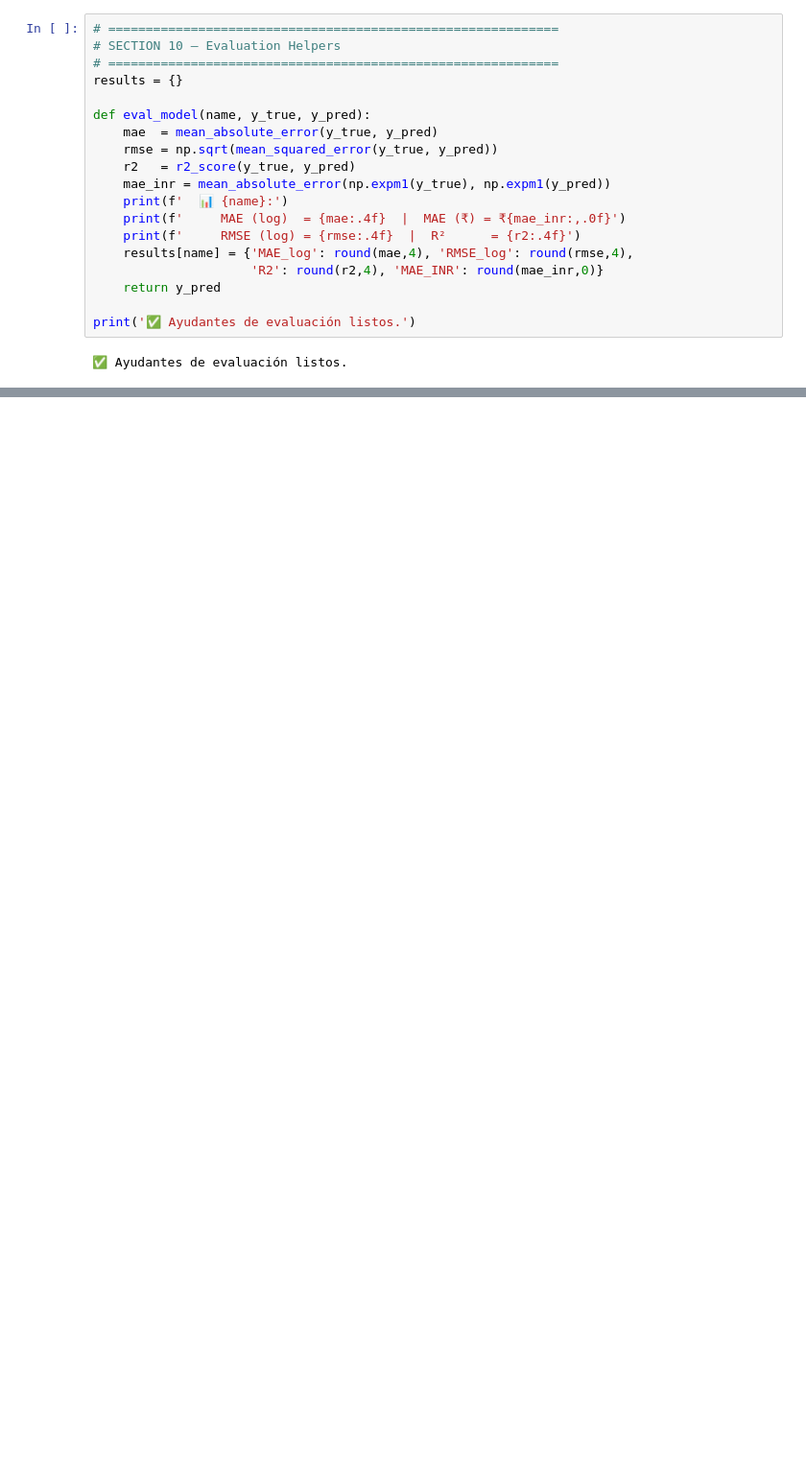
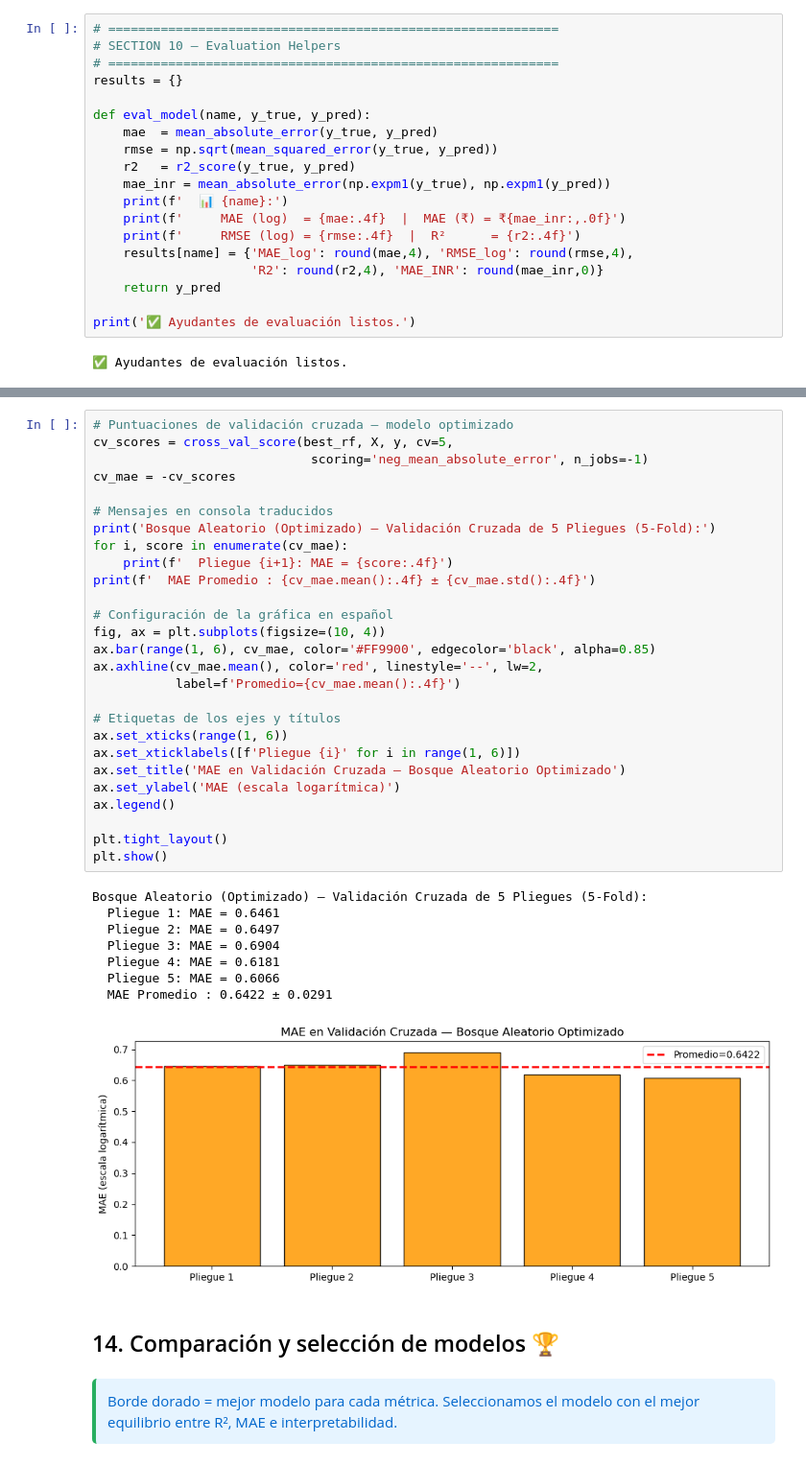
Before and after one commit to Karla-Yulenni/9AIEVND-ADND-Practicas-230284, a Jupyter notebook: Practica04/Practica04_230284.ipynb, the cells around one changed output, grey strips where cells are left out. Shown at 96% size. Drawn from its saved outputs; the diff is of its cells as text; blank space fills up the shorter version.

```diff
--- a/Practica04/Practica04_230284.ipynb
+++ b/Practica04/Practica04_230284.ipynb
@@ -972,0 +1211,43 @@ print('✅ Ayudantes de evaluación listos.')
+# %%
+# Puntuaciones de validación cruzada — modelo optimizado
+cv_scores = cross_val_score(best_rf, X, y, cv=5,
+                             scoring='neg_mean_absolute_error', n_jobs=-1)
+cv_mae = -cv_scores
+
+# Mensajes en consola traducidos
+print('Bosque Aleatorio (Optimizado) — Validación Cruzada de 5 Pliegues (5-Fold):')
+for i, score in enumerate(cv_mae):
+    print(f'  Pliegue {i+1}: MAE = {score:.4f}')
+print(f'  MAE Promedio : {cv_mae.mean():.4f} ± {cv_mae.std():.4f}')
+
+# Configuración de la gráfica en español
+fig, ax = plt.subplots(figsize=(10, 4))
+ax.bar(range(1, 6), cv_mae, color='#FF9900', edgecolor='black', alpha=0.85)
+ax.axhline(cv_mae.mean(), color='red', linestyle='--', lw=2,
+           label=f'Promedio={cv_mae.mean():.4f}')
+
+# Etiquetas de los ejes y títulos
+ax.set_xticks(range(1, 6))
+ax.set_xticklabels([f'Pliegue {i}' for i in range(1, 6)])
+ax.set_title('MAE en Validación Cruzada — Bosque Aleatorio Optimizado')
+ax.set_ylabel('MAE (escala logarítmica)')
+ax.legend()
+
+plt.tight_layout()
+plt.show()
+# %% [output]
+Bosque Aleatorio (Optimizado) — Validación Cruzada de 5 Pliegues (5-Fold):
+  Pliegue 1: MAE = 0.6461
+  Pliegue 2: MAE = 0.6497
+  Pliegue 3: MAE = 0.6904
+  Pliegue 4: MAE = 0.6181
+  Pliegue 5: MAE = 0.6066
+  MAE Promedio : 0.6422 ± 0.0291
+[figure, added]
+# %% [markdown]
+## 14. Comparación y selección de modelos 🏆 <a id='s14'></a>
+# %% [markdown]
+<div style="background: #e6f4ff;  padding:12px; border-left:4px solid #27ae60; border-radius:5px; color: #0066cc;">
+Borde dorado = mejor modelo para cada métrica. Seleccionamos el modelo con el mejor equilibrio entre R², MAE e interpretabilidad.
+
+</div>
```
Also changed, not shown: parts of 28 cells of this notebook, 1 other file.
